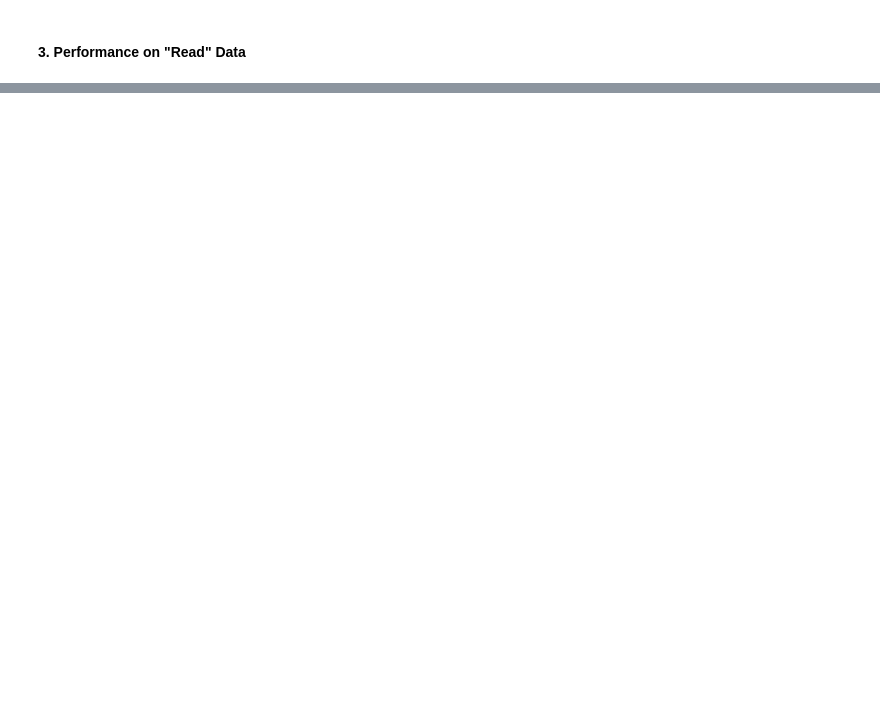
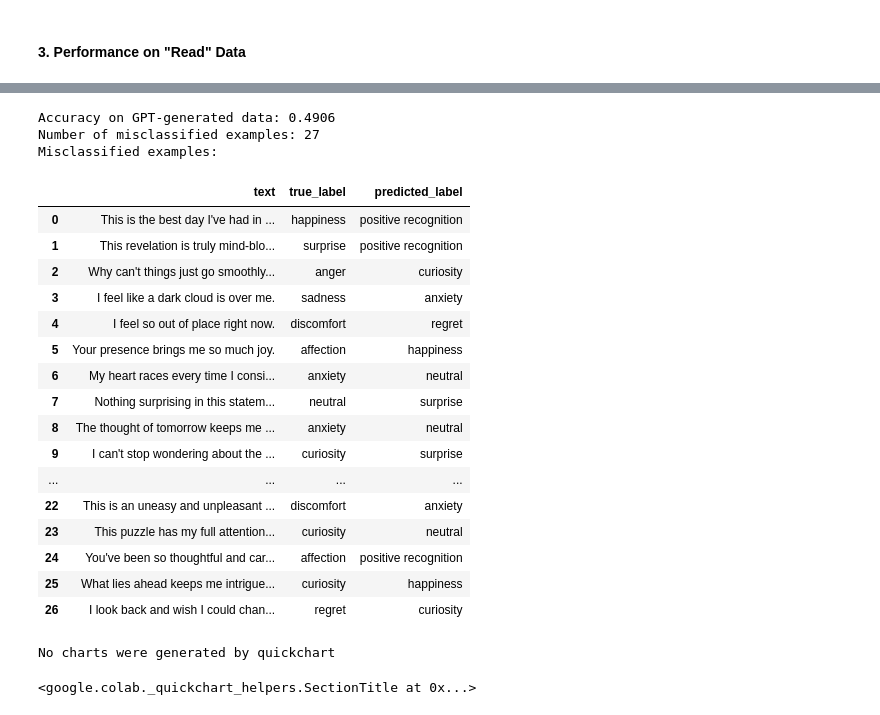
Before and after one commit to Mu-niu13/Emotion-Analysis, a Jupyter notebook: lib/colab.ipynb, the cells around one changed output, grey strips where cells are left out. Saved outputs shown, nothing was run; the diff lists cells and outputs as text; code cells hidden in the pictures; blank space fills up the shorter version.

Commit message:
update model

```diff
--- a/lib/colab.ipynb
+++ b/lib/colab.ipynb
@@ -96,8 +96,8 @@ tokenizer = AutoTokenizer.from_pretrained('bert-base-uncased')
 MAX_LEN = 150
 BATCH_SIZE = 64
 
-train_data_loader = create_data_loader(df_train, tokenizer, MAX_LEN, BATCH_SIZE, label_columns)
-val_data_loader = create_data_loader(df_val, tokenizer, MAX_LEN, BATCH_SIZE, label_columns)
+train_data_loader = create_data_loader(df_train, tokenizer, MAX_LEN, BATCH_SIZE, label_columns, True)
+val_data_loader = create_data_loader(df_val, tokenizer, MAX_LEN, BATCH_SIZE, label_columns, False)
 
 # init model
 model = EmotionClassifier(n_classes=n_classes, model_name='bert-base-uncased')
@@ -113,7 +113,7 @@ optimizer = AdamW([
 ], weight_decay=1e-2, correct_bias=False)
 
 # define total steps and warmup steps
-EPOCHS = 10
+EPOCHS = 5
 total_steps = len(train_data_loader) * EPOCHS
 warmup_steps = int(0.1 * total_steps)
 
@@ -320,4 +314,4 @@ def evaluate_on_gpt_data(model, data_loader, device):
     all_outputs = torch.cat(all_outputs)
     all_labels = torch.cat(all_labels)
 
-    return all_outputs, all_labels, texts
+    return all_outputs, all_labels
@@ -426,0 +318,72 @@ NameError: name 'EmotionClassifier' is not defined
+# %%
+# load model
+model = EmotionClassifier(n_classes=11, model_name='bert-base-uncased')
+model = model.to(device)
+model.load_state_dict(torch.load('best_model_state.bin'))
+model.eval()
+
+# initialize tokenizer
+tokenizer = AutoTokenizer.from_pretrained('bert-base-uncased')
+
+# define columns mapping
+label_columns = [col for col in gpt_df.columns if col not in ['id', 'text', 'example_very_unclear']]
+label_mapping = {index: label for index, label in enumerate(label_columns)}
+
+# load GPT data
+gpt_df = load_data('/content/Emotion-Analysis/data/GPT_generated_emotion_data.csv')
+gpt_data_loader = create_data_loader(gpt_df, tokenizer, MAX_LEN, BATCH_SIZE, label_columns, shuff = False)
+
+# evaluate on GPT data
+outputs, labels = evaluate_on_gpt_data(model, gpt_data_loader, device)
+
+# get predictions
+outputs = torch.softmax(outputs, dim=1)
+outputs_np = outputs.cpu().numpy()
+labels_np = labels.cpu().numpy()
+
+# predicted classes
+predicted_classes = outputs_np.argmax(axis=1)
+true_classes = labels_np
+
+# overall accuracy
+accuracy = (predicted_classes == true_classes).mean()
+print(f'Accuracy on GPT-generated data: {accuracy:.4f}')
+
+# misclassified examples
+misclassified_indices = np.where(predicted_classes != true_classes)[0]
+misclassified_texts = [gpt_df['text'].to_list()[i] for i in misclassified_indices]
+misclassified_true_labels = [label_mapping[int(true_classes[i])] for i in misclassified_indices]
+misclassified_predicted_labels = [label_mapping[int(predicted_classes[i])] for i in misclassified_indices]
+
+misclassified_df = pd.DataFrame({
+    'text': misclassified_texts,
+    'true_label': misclassified_true_labels,
+    'predicted_label': misclassified_predicted_labels
+})
+
+print(f'Number of misclassified examples: {len(misclassified_df)}')
+print("Misclassified examples:")
+misclassified_df
+# %% [output]
+Accuracy on GPT-generated data: 0.4906
+Number of misclassified examples: 27
+Misclassified examples:
+|  | text | true_label | predicted_label |
+| 0 | This is the best day I've had in ... | happiness | positive recognition |
+| 1 | This revelation is truly mind-blo... | surprise | positive recognition |
+| 2 | Why can't things just go smoothly... | anger | curiosity |
+| 3 | I feel like a dark cloud is over me. | sadness | anxiety |
+| 4 | I feel so out of place right now. | discomfort | regret |
+| 5 | Your presence brings me so much joy. | affection | happiness |
+| 6 | My heart races every time I consi... | anxiety | neutral |
+| 7 | Nothing surprising in this statem... | neutral | surprise |
+| 8 | The thought of tomorrow keeps me ... | anxiety | neutral |
+| 9 | I can't stop wondering about the ... | curiosity | surprise |
+| ... | ... | ... | ... |
+| 22 | This is an uneasy and unpleasant ... | discomfort | anxiety |
+| 23 | This puzzle has my full attention... | curiosity | neutral |
+| 24 | You've been so thoughtful and car... | affection | positive recognition |
+| 25 | What lies ahead keeps me intrigue... | curiosity | happiness |
+| 26 | I look back and wish I could chan... | regret | curiosity |
+No charts were generated by quickchart
+<google.colab._quickchart_helpers.SectionTitle at 0x...>
```
Also changed, not shown: parts of 5 cells of this notebook.
